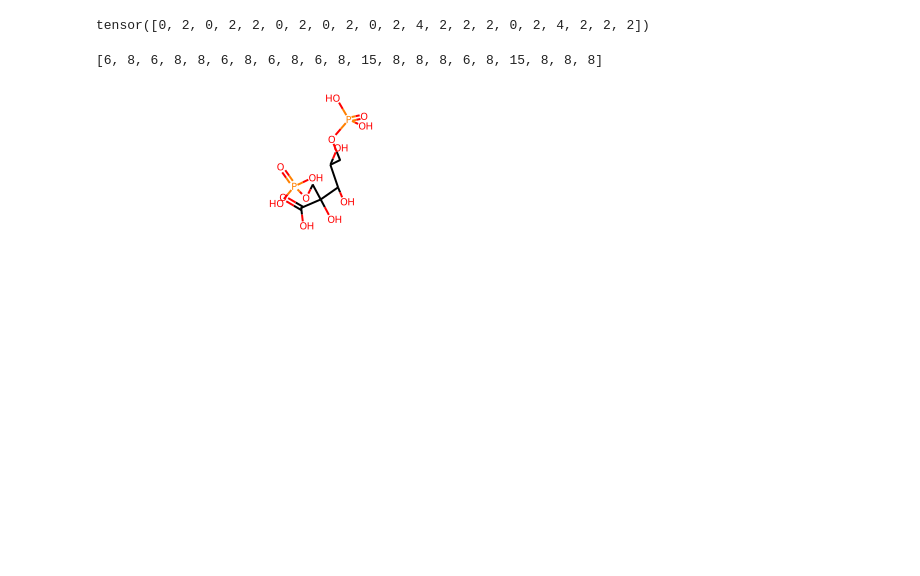
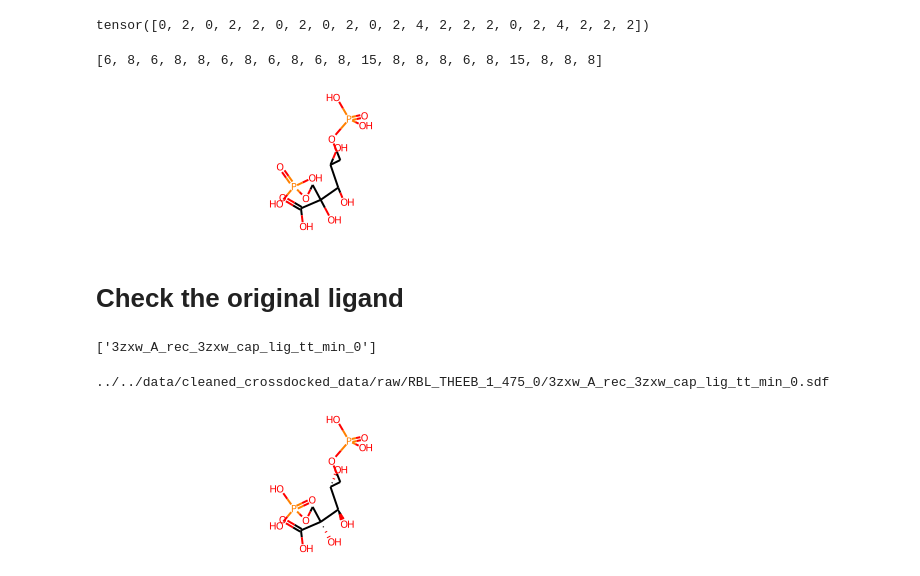
Before and after one commit to conghaowang/PP2Drug, a Jupyter notebook: src/notebooks/postprocess.ipynb, the cells around one changed output. Cells and saved outputs as stored; diff of their text form; code cells hidden in the pictures; blank space fills up the shorter version.

```diff
--- a/src/notebooks/postprocess.ipynb
+++ b/src/notebooks/postprocess.ipynb
@@ -177,3 +180,22 @@ mol = reconstruct_from_generated(pos, atom_type, atom_aromatic)
 mol
 # %% [output]
 [figure]
+# %% [markdown]
+# Check the original ligand
+# %%
+one.ligand_name
+# %% [output]
+['3zxw_A_rec_3zxw_cap_lig_tt_min_0']
+# %%
+for raw_path in tqdm(dataset.raw_paths):
+    filename = raw_path.split('/')[-1].split('.')[0]
+    if filename == one.ligand_name[0]:
+        print(raw_path)
+        break
+# %% [output]
+../../data/cleaned_crossdocked_data/raw/RBL_THEEB_1_475_0/3zxw_A_rec_3zxw_cap_lig_tt_min_0.sdf
+# %%
+rdmol = Chem.MolFromMolFile(raw_path, sanitize=True)
+rdmol
+# %% [output]
+[figure, added]
```
Also changed, not shown: parts of 2 cells of this notebook.
